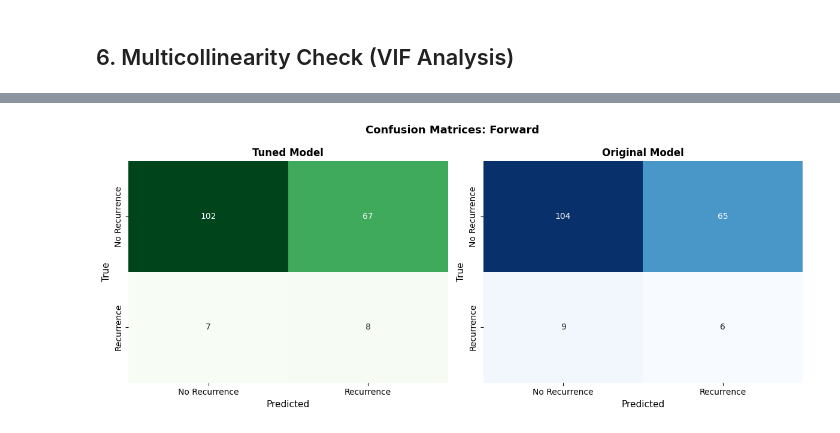
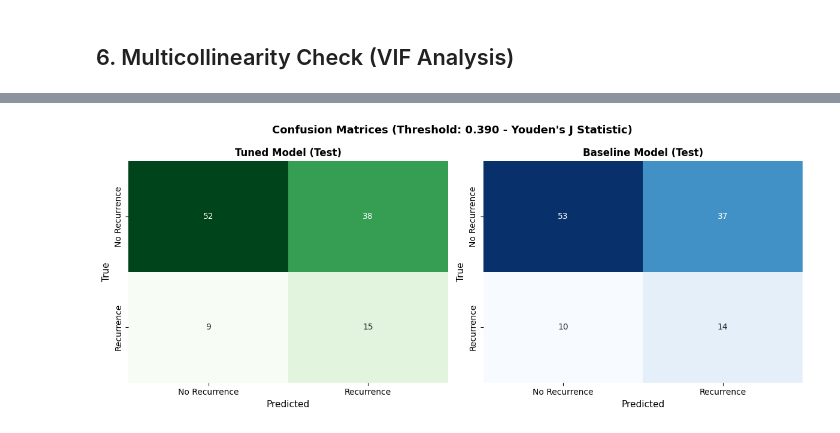
Before and after one commit to baricio00/Health-Informatics-2025-26, a Jupyter notebook: task1/task1_node_zero.ipynb, the cells around one changed output, grey strips where cells are left out. Saved outputs shown, nothing was run; the diff lists cells and outputs as text; code cells hidden in the pictures.

```diff
--- a/task1/task1_node_zero.ipynb
+++ b/task1/task1_node_zero.ipynb
@@ -199,6 +214,7 @@ print("UNIVARIATE LOGISTIC REGRESSION (Odds Ratios)")
 print("="*80)
 
 logistic_results = []
+new_df = df_clean.copy()
 
 # Numerical features
 for var in numerical_vars:
@@ -229,7 +245,7 @@ for var in numerical_vars:
 # Categorical features (one-hot with reference)
 for var in categorical_vars:
     try:
-        dummies = pd.get_dummies(df_clean[var], prefix=var, drop_first=True, dtype=float)
+        dummies = pd.get_dummies(df_clean[var], prefix=var, drop_first=True, dtype=int)
         if dummies.empty:
             continue
         X_temp = sm.add_constant(dummies)
@@ -240,7 +256,7 @@ for var in categorical_vars:
             pval = model.pvalues[col]
             ci_lower = np.exp(coef - 1.96 * model.bse[col])
             ci_upper = np.exp(coef + 1.96 * model.bse[col])
-            level = col.replace(f"{var}_", "")
+            level = col.split(f"{var}_", 1)[1]
             logistic_results.append({
                 'Variable': f"{var}={level}",
                 'Coeff': f"{coef:.4f}",
@@ -249,6 +265,7 @@ for var in categorical_vars:
                 'P-value': f"{pval:.4f}",
                 'Sig': '***' if pval < 0.05 else ''
             })
+        new_df = pd.concat([new_df, dummies], axis=1)
     except Exception as e:
         print(f"Skipping {var} (cat): {e}")
         continue
@@ -456,8 +447,8 @@ from sklearn.compose import ColumnTransformer
 from sklearn.pipeline import Pipeline
 
 # 1. Define Features
-numerical = ['age_x_grade', 'size_x_pgr', 'er_log']
-categorical = ['hormon', 'chemo']
+numerical = ['grade', 'age', 'size_x_er']
+categorical = ['pgr_cat']
 
 # 2. Define Pipelines
 num_pipe = Pipeline([
@@ -836,8 +838,9 @@ Final models trained on undersampled data and ready for evaluation.
 ================================================================================
 # %%
-model = LogisticRegression(penalty=None, solver='lbfgs', max_iter=1000, random_state=1234)
-model.fit(X_train_undersampled[final_features].values, y_train_undersampled)
-y_prob_best_test = model.predict_proba(X_test[final_features].values)[:, 1]
+baseline_model = LogisticRegression(penalty=None, solver='lbfgs', max_iter=1000, random_state=1234)
+baseline_model.fit(X_train_undersampled[final_features].values, y_train_undersampled)
+y_prob_baseline_val = baseline_model.predict_proba(X_val[final_features].values)[:, 1]
+y_prob_baseline_test = baseline_model.predict_proba(X_test[final_features].values)[:, 1]
 
-print(f"Model retrained with features: {final_features}")
+print(f"Baseline model trained with features: {final_features}")
 # %% [output]
@@ -1609,17 +1822,19 @@ plt.show()
 # %%
-# Detailed classification report and confusion matrix for best tuned model
+# Detailed classification report and confusion matrix for final tuned model (TEST SET)
 print("=" * 80)
-print(f"DETAILED EVALUATION: BEST TUNED MODEL ({best_tuned_method.replace('_', ' ').title()})")
+print(f"DETAILED EVALUATION: FINAL TUNED MODEL ({final_method.replace('_', ' ').title()})")
 print("=" * 80 + "\n")
 
-best_y_pred = tuned_results[best_tuned_method]['y_pred']
-best_y_prob = tuned_results[best_tuned_method]['y_prob']
+if 'final_method' not in globals():
+    raise ValueError("Final model not defined. Run the tuning/selection cell first.")
 
-print("Classification Report:")
-print(classification_report(y_test, best_y_pred, target_names=['No Recurrence', 'Recurrence'], digits=3))
+y_pred_final_test = (y_prob_final_test >= selected_threshold).astype(int)
 
-cm_tuned = confusion_matrix(y_test, best_y_pred)
-print("\nConfusion Matrix:")
+print("Classification Report (Test Set):")
+print(classification_report(y_test, y_pred_final_test, target_names=['No Recurrence', 'Recurrence'], digits=3))
+
+cm_tuned = confusion_matrix(y_test, y_pred_final_test)
+print("\nConfusion Matrix (Test Set):")
 print(cm_tuned)
 
 # Plot confusion matrix
@@ -1631,19 +1846,20 @@ sns.heatmap(cm_tuned, annot=True, fmt='d', cmap='Greens', cbar=False, ax=ax1,
             yticklabels=['No Recurrence', 'Recurrence'])
 ax1.set_xlabel('Predicted', fontsize=11)
 ax1.set_ylabel('True', fontsize=11)
-ax1.set_title('Tuned Model', fontsize=12, fontweight='bold')
+ax1.set_title('Tuned Model (Test)', fontsize=12, fontweight='bold')
 
-# Original model confusion matrix for comparison
-if best_tuned_method in original_results:
-    cm_orig = confusion_matrix(y_test, original_results[best_tuned_method]['y_pred'])
-    sns.heatmap(cm_orig, annot=True, fmt='d', cmap='Blues', cbar=False, ax=ax2,
-                xticklabels=['No Recurrence', 'Recurrence'],
-                yticklabels=['No Recurrence', 'Recurrence'])
-    ax2.set_xlabel('Predicted', fontsize=11)
-    ax2.set_ylabel('True', fontsize=11)
-    ax2.set_title('Original Model', fontsize=12, fontweight='bold')
+# Baseline model confusion matrix for comparison (same threshold)
+y_prob_baseline_test = baseline_model.predict_proba(X_test[final_features].values)[:, 1]
+y_pred_baseline_test = (y_prob_baseline_test >= selected_threshold).astype(int)
+cm_orig = confusion_matrix(y_test, y_pred_baseline_test)
+sns.heatmap(cm_orig, annot=True, fmt='d', cmap='Blues', cbar=False, ax=ax2,
+            xticklabels=['No Recurrence', 'Recurrence'],
+            yticklabels=['No Recurrence', 'Recurrence'])
+ax2.set_xlabel('Predicted', fontsize=11)
+ax2.set_ylabel('True', fontsize=11)
+ax2.set_title('Baseline Model (Test)', fontsize=12, fontweight='bold')
 
-plt.suptitle(f'Confusion Matrices: {best_tuned_method.replace("_", " ").title()}',
+plt.suptitle(f'Confusion Matrices (Threshold: {selected_threshold:.3f} - {selected_threshold_label})',
              fontsize=13, fontweight='bold')
 plt.tight_layout()
 plt.show()
@@ -1669 +1885 @@ Confusion Matrix:
-[figure, old version]
+[figure, new version]
```
Also changed, not shown: parts of 29 cells of this notebook, 9 other files.
